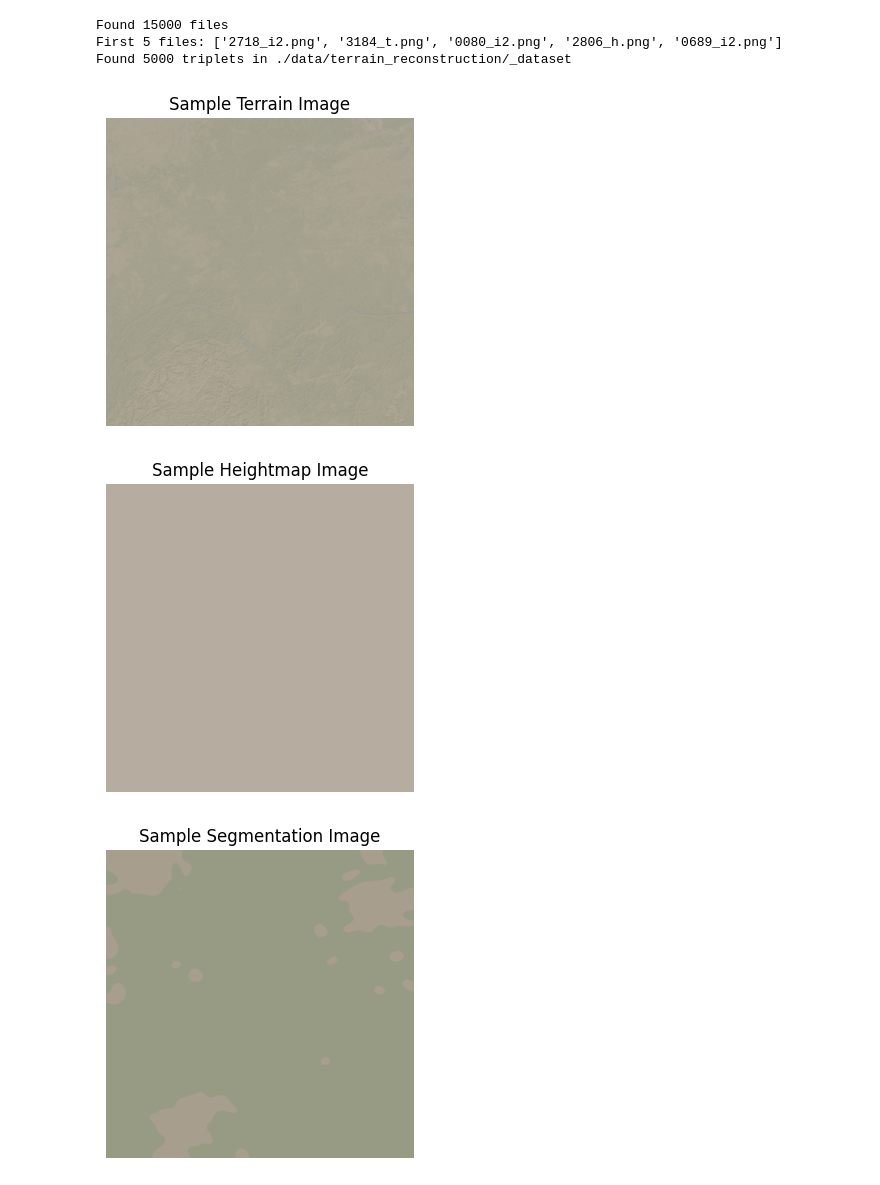
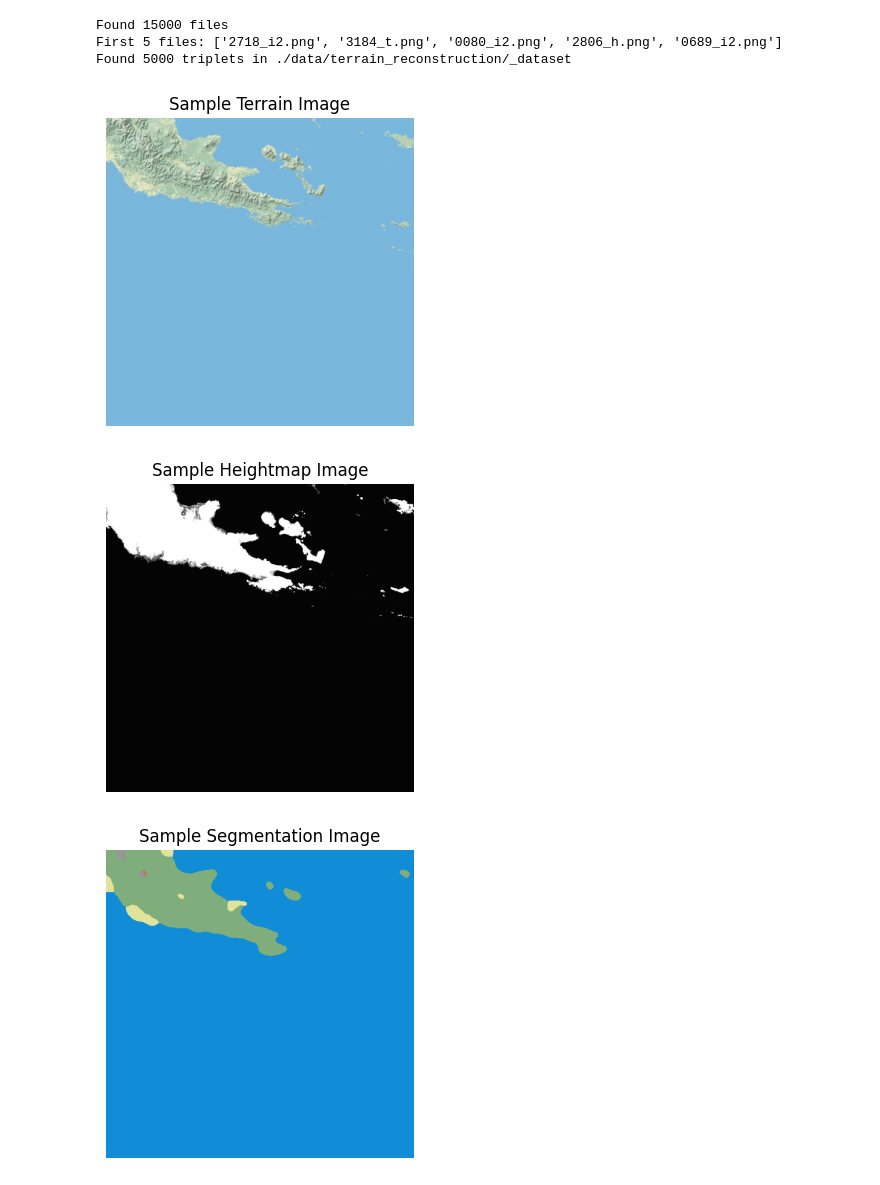
Before and after one commit to flappybird1084/cosmos, a Jupyter notebook: terrain-recon/test_all.ipynb, the cells around one changed output. Cells and saved outputs as stored; diff of their text form; code cells hidden in the pictures.

```diff
--- a/terrain-recon/test_all.ipynb
+++ b/terrain-recon/test_all.ipynb
@@ -206,40 +331,41 @@ dataset_train, dataset_test= random_split(dataset, [train_size, test_size])
 # # Do the same for terrain and segmentation
 # terrain_train, terrain_test = random_split(terrain_dataset, [train_size, test_size])
 # segmentation_train, segmentation_test = random_split(segmentation_dataset, [train_size, test_size])
 
 
 # Function to show a normalized image
 def show_tensor_image(tensor_img, title=""):
     # De-normalize
-    mean = torch.tensor([0.485, 0.456, 0.406]).view(3, 1, 1)
-    std = torch.tensor([0.229, 0.224, 0.225]).view(3, 1, 1)
-    img = tensor_img * std + mean
-    img = img.clamp(0, 1).permute(1, 2, 0).numpy()
+    # mean = torch.tensor([0.485, 0.456, 0.406]).view(3, 1, 1)
+    # std = torch.tensor([0.229, 0.224, 0.225]).view(3, 1, 1)
+    # img = tensor_img * std + mean
+    # img = img.clamp(0, 1).permute(1, 2, 0).numpy()
+    img=tensor_img.permute(1, 2, 0).numpy()  # Convert to HWC format
 
     # Plot
     plt.figure(figsize=(4, 4))
     plt.imshow(img)
     plt.title(title)
     plt.axis('off')
     plt.show()
 
 # Show sample image from terrain dataset
 # print(len(dataset_train))
 # image = next(iter(dataset_train))
 # show_tensor_image(image, title="Sample Terrain Image")
 sample = dataset_train[0]
 heightmap, terrain, segmentation = sample  # unpack tuple
 
 show_tensor_image(terrain, title="Sample Terrain Image")
 show_tensor_image(heightmap, title="Sample Heightmap Image")
 show_tensor_image(segmentation, title="Sample Segmentation Image")
 # %% [output]
 Found 15000 files
 First 5 files: ['2718_i2.png', '3184_t.png', '0080_i2.png', '2806_h.png', '0689_i2.png']
 Found 5000 triplets in ./data/terrain_reconstruction/_dataset
-[figure, old version]
+[figure, new version]
-[figure, old version]
+[figure, new version]
-[figure, old version]
+[figure, new version]
 # %%
 # from unet import UNet
 device = torch.device("mps" if torch.backends.mps.is_available() else "cuda" if torch.cuda.is_available() else "cpu")
```
Also changed, not shown: parts of 4 cells of this notebook, 1 other file.
